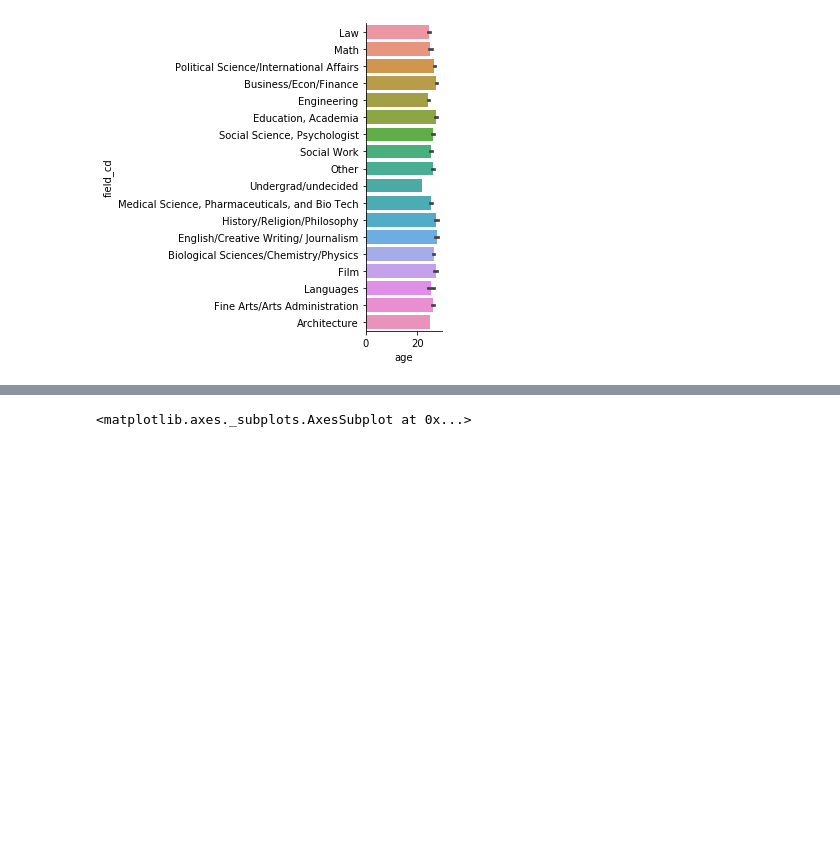
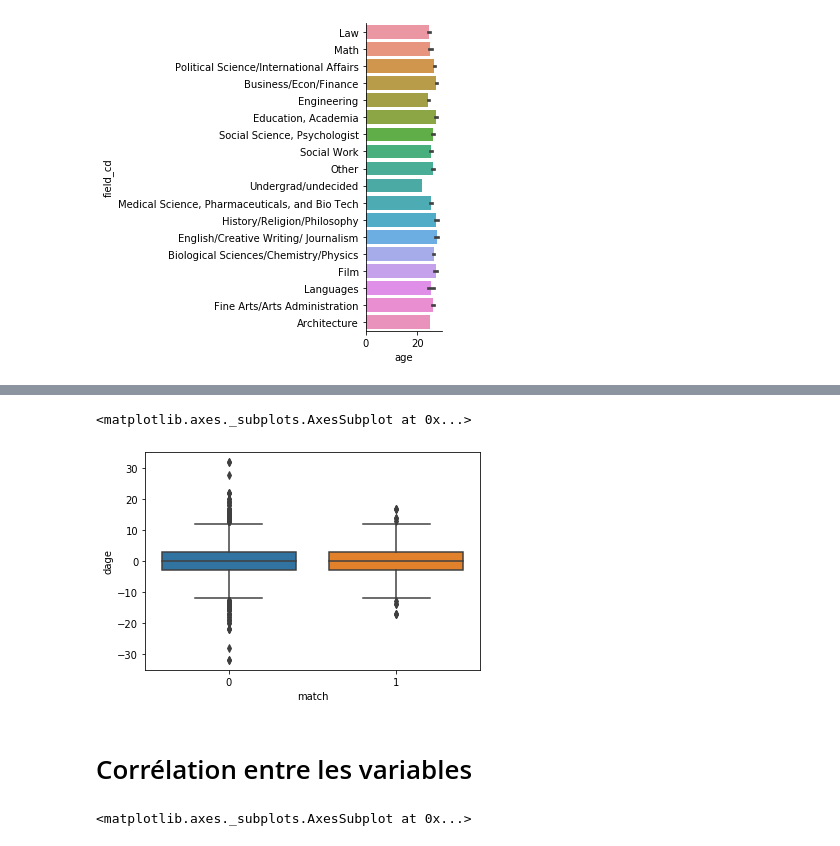
Before and after one commit to cbousquet/Week-2-Speed-dating, a Jupyter notebook: Speed_Dating.ipynb, the cells around one changed output, grey strips where cells are left out. Drawn from its saved outputs; the diff is of its cells as text; code cells hidden in the pictures; blank space fills up the shorter version.

```diff
--- a/Speed_Dating.ipynb
+++ b/Speed_Dating.ipynb
@@ -193,3 +195,10 @@ plt.show()
+# %%
+sns.boxplot(x='match', y='dage', data=data)
+# %% [output]
+<matplotlib.axes._subplots.AxesSubplot at 0x...>
+[figure, added]
+# %% [markdown]
+# Corrélation entre les variables
 # %%
 corr = data.corr().abs()
 # %%
```
Also changed, not shown: parts of 16 cells of this notebook.
